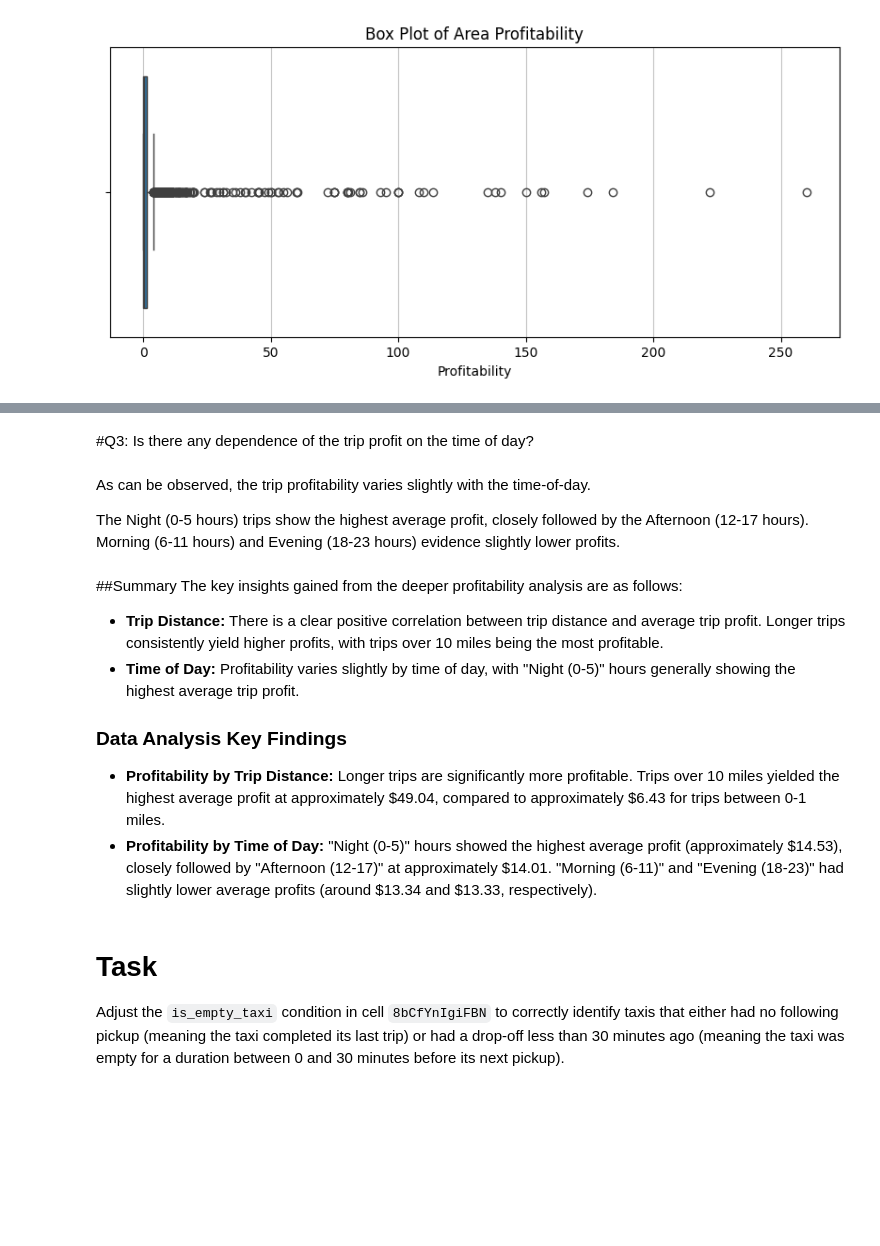
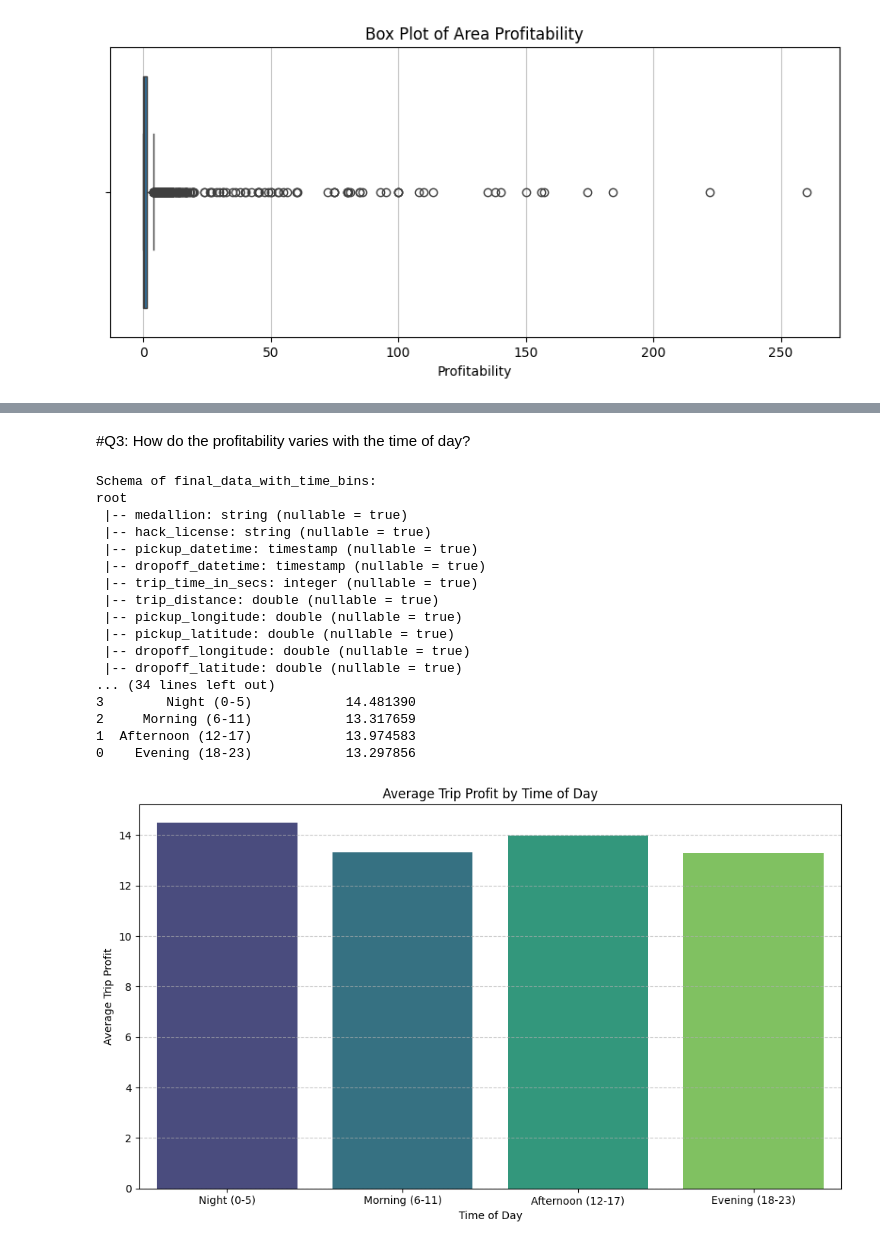
Before and after one commit to aavarela/SPBD_Labs, a Jupyter notebook: project.ipynb, the cells around one changed output, grey strips where cells are left out. Saved outputs shown, nothing was run; the diff lists cells and outputs as text; code cells hidden in the pictures; blank space fills up the shorter version.

```diff
--- a/project.ipynb
+++ b/project.ipynb
@@ -373,22 +426,73 @@ plt.show()
 # %% [markdown]
-#Q3: Is there any dependence of the trip profit on the time of day?
+#Q3: How do the profitability varies with the time of day?
 # %%
-#@title Create time-of-day intervals
-from pyspark.sql.functions import col, hour, when
+#@title Visualize the trip profits as a function of the time of day
+from pyspark.sql.functions import avg, col, hour, when
+import matplotlib.pyplot as plt
+import seaborn as sns
 
 # Extract the hour from 'pickup_datetime'
 final_data_with_hour = final_data.withColumn("pickup_hour", hour(col("pickup_datetime")))
 
 # Create time_of_day_bin based on pickup_hour
 final_data_with_time_bins = final_data_with_hour.withColumn(
     "time_of_day_bin",
     when((col("pickup_hour") >= 6) & (col("pickup_hour") <= 11), "Morning (6-11)")
     .when((col("pickup_hour") >= 12) & (col("pickup_hour") <= 17), "Afternoon (12-17)")
     .when((col("pickup_hour") >= 18) & (col("pickup_hour") <= 23), "Evening (18-23)")
     .otherwise("Night (0-5)")
 )
 
 print("Schema of final_data_with_time_bins:")
 final_data_with_time_bins.printSchema()
 print("First 10 rows of final_data_with_time_bins (showing pickup_datetime, pickup_hour, time_of_day_bin):")
 final_data_with_time_bins.select("pickup_datetime", "pickup_hour", "time_of_day_bin").show(10)
+
+# Group by time_of_day_bin and calculate the average trip_profit
+avg_profit_by_time_of_day = final_data_with_time_bins.groupBy("time_of_day_bin").agg(avg("trip_profit").alias("average_trip_profit"))
+
+# Define the order for time of day bins for better visualization
+time_of_day_bin_order = ["Night (0-5)", "Morning (6-11)", "Afternoon (12-17)", "Evening (18-23)"]
+
+# Convert to Pandas DataFrame and reorder the bins
+avg_profit_by_time_of_day_pd = avg_profit_by_time_of_day.toPandas()
+avg_profit_by_time_of_day_pd['time_of_day_bin'] = pd.Categorical(avg_profit_by_time_of_day_pd['time_of_day_bin'], categories=time_of_day_bin_order, ordered=True)
+avg_profit_by_time_of_day_pd = avg_profit_by_time_of_day_pd.sort_values('time_of_day_bin')
+
+print("Average profit by time of day bin (Pandas DataFrame):")
+print(avg_profit_by_time_of_day_pd)
+
+# Create a bar plot to visualize average trip profit by time of day bin
+plt.figure(figsize=(10, 6))
+sns.barplot(x='time_of_day_bin',
+            y='average_trip_profit',
+            data=avg_profit_by_time_of_day_pd,
+            palette='viridis',
+            hue='time_of_day_bin',
+            legend=False)
+
+plt.title('Average Trip Profit by Time of Day')
+plt.xlabel('Time of Day')
+plt.ylabel('Average Trip Profit')
+plt.grid(axis='y', linestyle='--', alpha=0.7)
+plt.tight_layout()
+plt.show()
+# %% [output]
+Schema of final_data_with_time_bins:
+root
+ |-- medallion: string (nullable = true)
+ |-- hack_license: string (nullable = true)
+ |-- pickup_datetime: timestamp (nullable = true)
+ |-- dropoff_datetime: timestamp (nullable = true)
+ |-- trip_time_in_secs: integer (nullable = true)
+ |-- trip_distance: double (nullable = true)
+ |-- pickup_longitude: double (nullable = true)
+ |-- pickup_latitude: double (nullable = true)
+ |-- dropoff_longitude: double (nullable = true)
+ |-- dropoff_latitude: double (nullable = true)
+... (34 lines left out)
+3        Night (0-5)            14.481390
+2     Morning (6-11)            13.317659
+1  Afternoon (12-17)            13.974583
+0    Evening (18-23)            13.297856
+[figure, added]
@@ -428,16 +498,0 @@ plt.show()
-# %% [markdown]
-As can be observed, the trip profitability varies slightly with the time-of-day.
-
-The Night (0-5 hours) trips show the highest average profit, closely followed by the Afternoon (12-17 hours). Morning (6-11 hours) and Evening (18-23 hours) evidence slightly lower profits.
-# %% [markdown]
-##Summary
-The key insights gained from the deeper profitability analysis are as follows:
-*   **Trip Distance:** There is a clear positive correlation between trip distance and average trip profit. Longer trips consistently yield higher profits, with trips over 10 miles being the most profitable.
-*   **Time of Day:** Profitability varies slightly by time of day, with "Night (0-5)" hours generally showing the highest average trip profit.
-
-### Data Analysis Key Findings
-*   **Profitability by Trip Distance:** Longer trips are significantly more profitable. Trips over 10 miles yielded the highest average profit at approximately \$49.04, compared to approximately \$6.43 for trips between 0-1 miles.
-*   **Profitability by Time of Day:** "Night (0-5)" hours showed the highest average profit (approximately \$14.53), closely followed by "Afternoon (12-17)" at approximately \$14.01. "Morning (6-11)" and "Evening (18-23)" had slightly lower average profits (around \$13.34 and \$13.33, respectively).
-# %% [markdown]
-# Task
-Adjust the `is_empty_taxi` condition in cell `8bCfYnIgiFBN` to correctly identify taxis that either had no following pickup (meaning the taxi completed its last trip) or had a drop-off less than 30 minutes ago (meaning the taxi was empty for a duration between 0 and 30 minutes before its next pickup).
```
Also changed, not shown: parts of 17 cells of this notebook.
